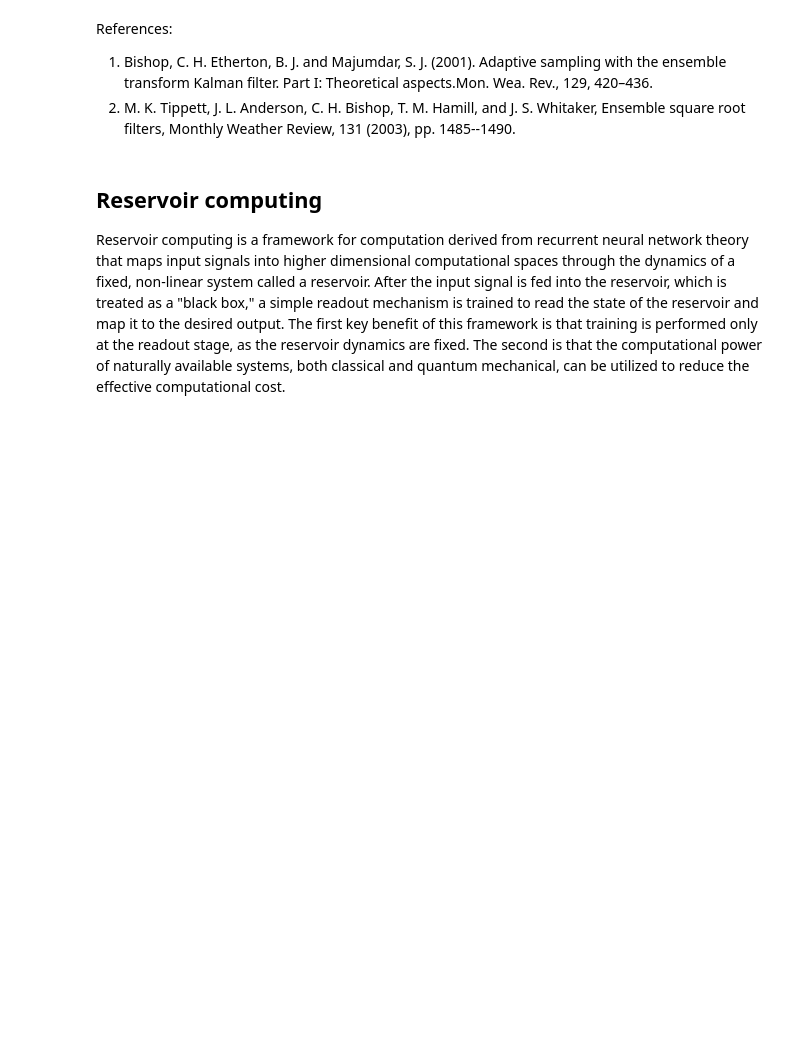
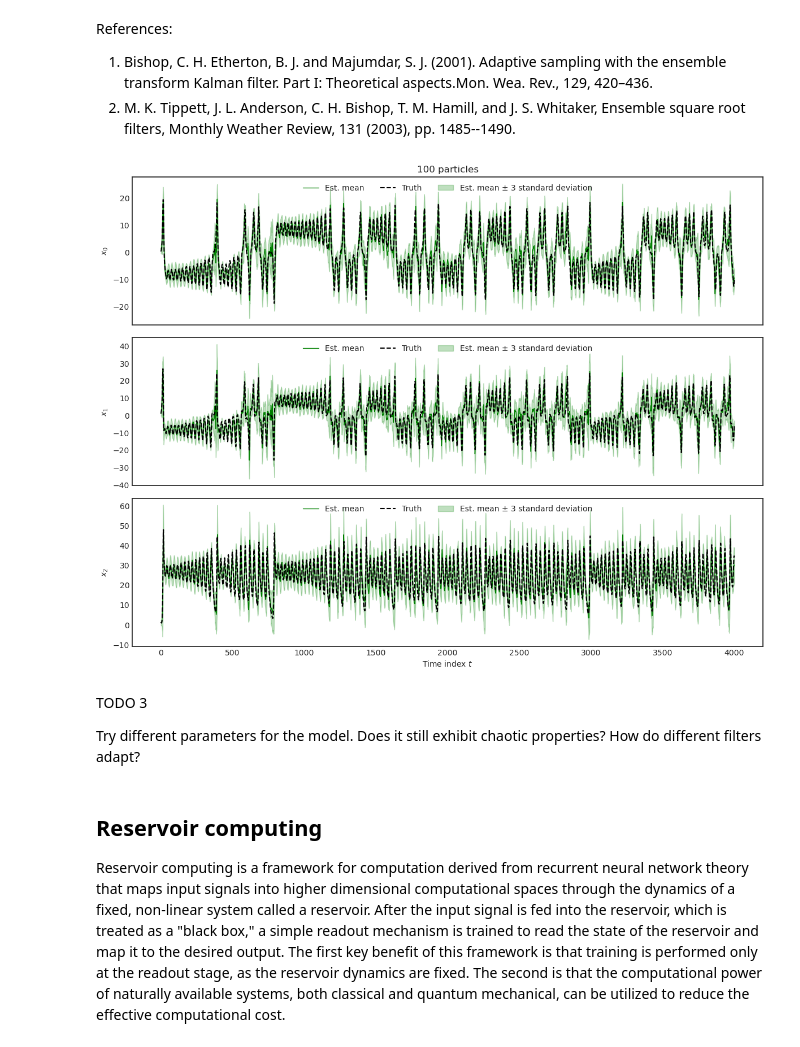
Before and after one commit to darrineth/data-assimilation, a Jupyter notebook: notebooks/data-assimilation.ipynb, the cells around one changed output. Cells and saved outputs as stored; diff of their text form; code cells hidden in the pictures; blank space fills up the shorter version.

```diff
--- a/notebooks/data-assimilation.ipynb
+++ b/notebooks/data-assimilation.ipynb
@@ -146,12 +164,23 @@ References:
 2. M. K. Tippett, J. L. Anderson, C. H. Bishop, T. M. Hamill, and J. S. Whitaker, Ensemble square root filters, Monthly Weather Review, 131 (2003), pp. 1485--1490.
 # %%
 etkf = filters.EnsembleTransformKalmanFilter()
+# %%
+# Experiment with different values for num_particle
+# How does the result change?
+num_particle = ??
 # %%
 results_etkf = etkf.filter(
     model, observation_sequence, observation_time_indices,
-    num_particle=100, rng=rng, return_particles=True)
+    num_particle=num_particle, rng=rng, return_particles=True)
 # %%
 fig, axes = plot_results(results_etkf, observation_time_indices, state_sequence)
+axes[0].set_title('{} particles'.format(num_particle));
+# %% [output]
+[figure, added]
+# %% [markdown]
+TODO 3
+
+Try different parameters for the model. Does it still exhibit chaotic properties? How do different filters adapt?
 # %% [markdown]
 ## Reservoir computing
 
```
Also changed, not shown: parts of 12 cells of this notebook, 1 other file.
